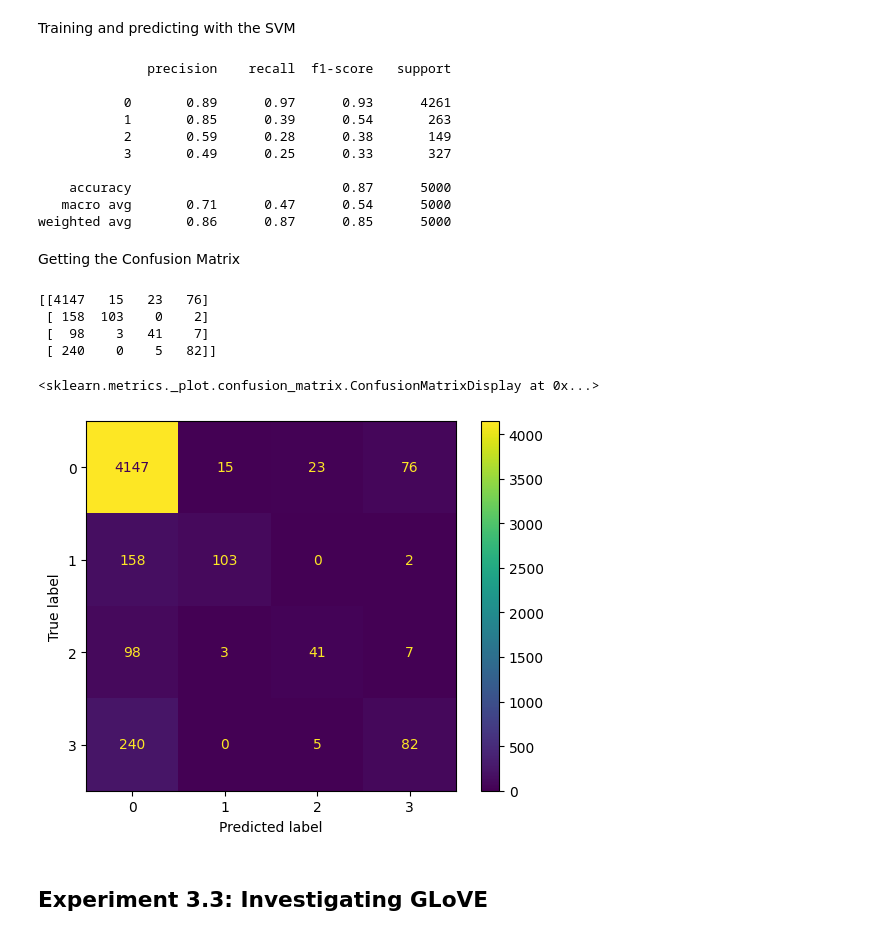
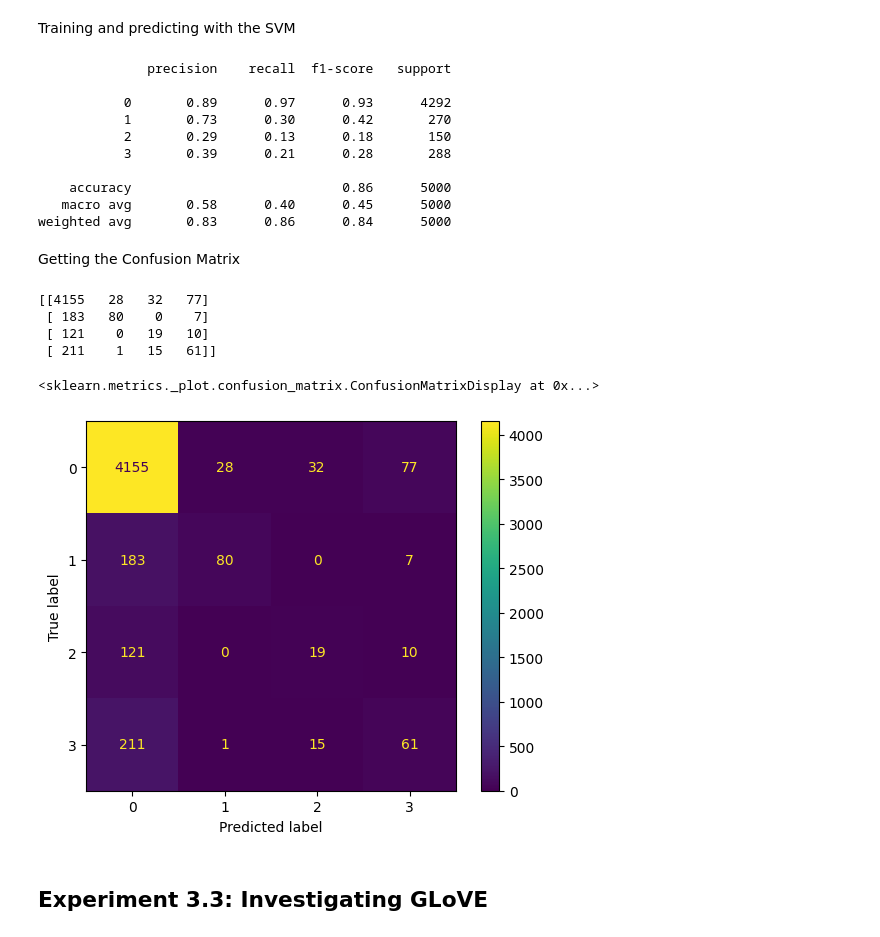
Before and after one commit to AnnaM-C/NLP-Abbreviation-Detection, a Jupyter notebook: Melric/6695534_COM3029_Individual.ipynb, the cells around one changed output. Drawn from its saved outputs; the diff is of its cells as text; code cells hidden in the pictures.

```diff
--- a/Melric/NLP_Master_CW.ipynb
+++ b/Melric/6695534_COM3029_Individual.ipynb
@@ -312,11 +379,11 @@ def oversampleFlatDataset(tokenList, tagList, oversampleClass, probability, epoc
 # %% [markdown]
 We can chain the function together to oversample multiple classes
 # %%
-oversampleTrainTokens, oversampleTrainLabels = oversampleFlatDataset(flatTrainTokens, flatTrainLabels, 'B-LF', 0.7)
+oversampleTrainTokens, oversampleTrainLabels = oversampleFlatDataset(flatTrainTokens, flatTrainLabels, 'B-LF', 0.9)
 
-oversampleTrainTokens, oversampleTrainLabels = oversampleFlatDataset(oversampleTrainTokens, oversampleTrainLabels, 'B-AC', 0.7)
+oversampleTrainTokens, oversampleTrainLabels = oversampleFlatDataset(oversampleTrainTokens, oversampleTrainLabels, 'B-AC', 0.9)
 
-oversampleTrainTokens, oversampleTrainLabels = oversampleFlatDataset(oversampleTrainTokens, oversampleTrainLabels, 'I-LF', 0.7)
+oversampleTrainTokens, oversampleTrainLabels = oversampleFlatDataset(oversampleTrainTokens, oversampleTrainLabels, 'I-LF', 0.9)
 # %% [markdown]
 Checking our label counts again (and sanity checking)
 # %%
@@ -435,8 +520,8 @@ test_dataset = dataset["test"]
 flatTrainTokens = [item for sublist in train_dataset["tokens"] for item in sublist]
 flatTrainLabels = [item for sublist in train_dataset["ner_tags"] for item in sublist]
 
-flat_inputs_val = [item for sublist in val_dataset["tokens"] for item in sublist]
-flat_labels_val = [item for sublist in val_dataset["ner_tags"] for item in sublist]
+flat_inputs_val = [item for sublist in test_dataset["tokens"] for item in sublist]
+flat_labels_val = [item for sublist in test_dataset["ner_tags"] for item in sublist]
 # %% [markdown]
 Functions for undersampling and oversampling
 # %%
@@ -722,10 +833,10 @@ Evaluating with the HMM that we trained
 # %%
 import numpy as np
 
-val_sentences = dataset["validation"][:]["tokens"] # Fetch from our validation set
+val_sentences = dataset["test"][:]["tokens"] # Fetch from our validation set
 
 # Getting the flattened tags for validation set
-flatValLabels = [item for sublist in val_dataset["ner_tags"] for item in sublist]
+flatValLabels = [item for sublist in test_dataset["ner_tags"] for item in sublist]
 
 # We need to individually go through each token in our dataset,
 # evaluate on them using the HMM, then we extract the tag that comes out from the model
@@ -1295,40 +1514,40 @@ svmModel = svm.LinearSVC()
 
 svmModel.fit(trainInputs, trainConvertedLabels)
 
-preds = svmModel.predict(valInputs)
+preds = svmModel.predict(testInputs)
 
-print(classification_report(valConvertedLabels, preds))
+print(classification_report(testConvertedLabels, preds))
 # %% [output]
               precision    recall  f1-score   support
 
-           0       0.89      0.97      0.93      4261
-           1       0.85      0.39      0.54       263
-           2       0.59      0.28      0.38       149
-           3       0.49      0.25      0.33       327
+           0       0.89      0.97      0.93      4292
+           1       0.73      0.30      0.42       270
+           2       0.29      0.13      0.18       150
+           3       0.39      0.21      0.28       288
 
-    accuracy                           0.87      5000
-   macro avg       0.71      0.47      0.54      5000
-weighted avg       0.86      0.87      0.85      5000
+    accuracy                           0.86      5000
+   macro avg       0.58      0.40      0.45      5000
+weighted avg       0.83      0.86      0.84      5000
 # %% [markdown]
 Getting the Confusion Matrix
 # %%
 from sklearn.metrics import confusion_matrix, ConfusionMatrixDisplay
 import matplotlib.pyplot as plt
 
-cm = confusion_matrix(valConvertedLabels, preds)
+cm = confusion_matrix(testConvertedLabels, preds)
 
 print(cm)
 
 cmdisp = ConfusionMatrixDisplay(confusion_matrix=cm)
 
 cmdisp.plot()
 # %% [output]
-[[4147   15   23   76]
- [ 158  103    0    2]
- [  98    3   41    7]
- [ 240    0    5   82]]
+[[4155   28   32   77]
+ [ 183   80    0    7]
+ [ 121    0   19   10]
+ [ 211    1   15   61]]
 <sklearn.metrics._plot.confusion_matrix.ConfusionMatrixDisplay at 0x...>
-[figure, old version]
+[figure, new version]
 # %% [markdown]
 ## Experiment 3.3: Investigating GLoVE
 # %% [markdown]
```
Also changed, not shown: parts of 78 cells of this notebook.
